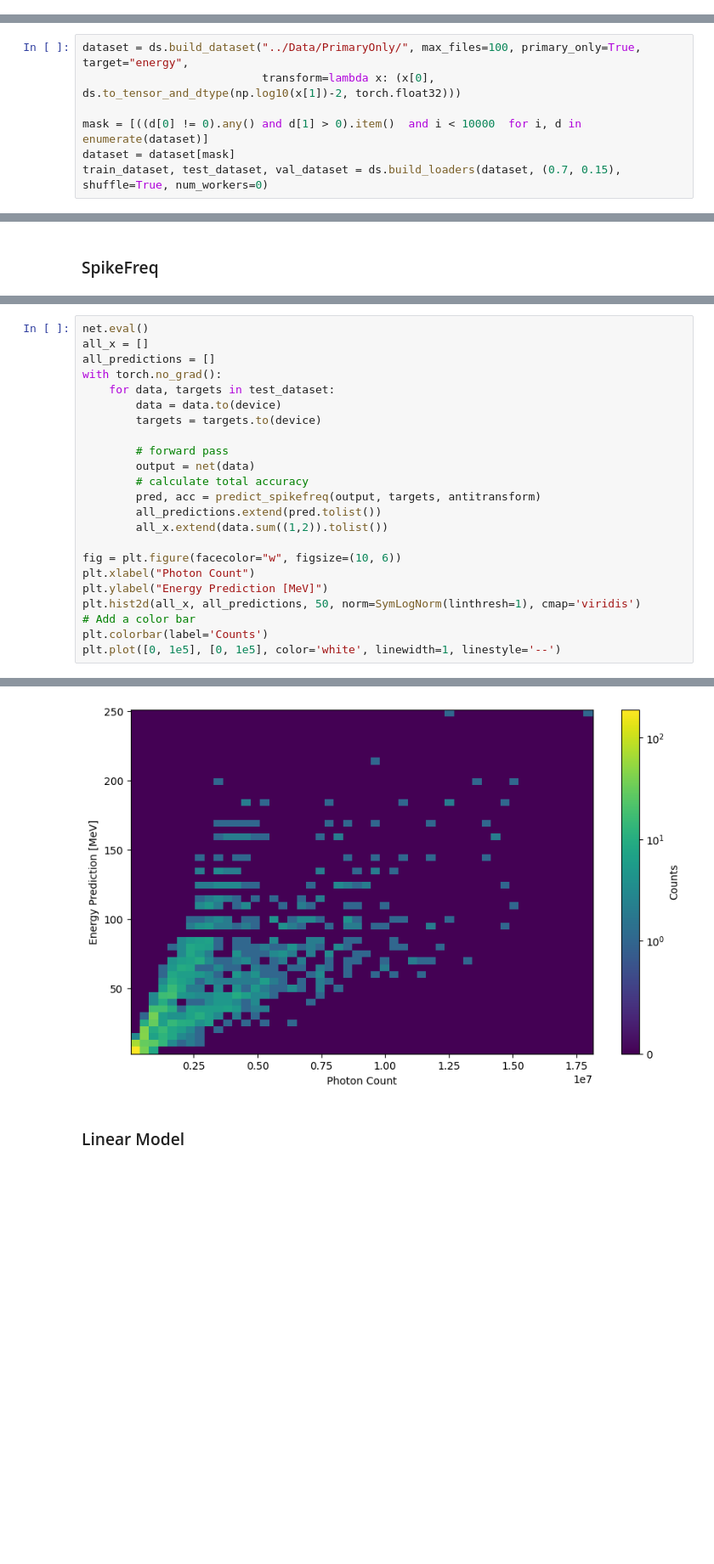
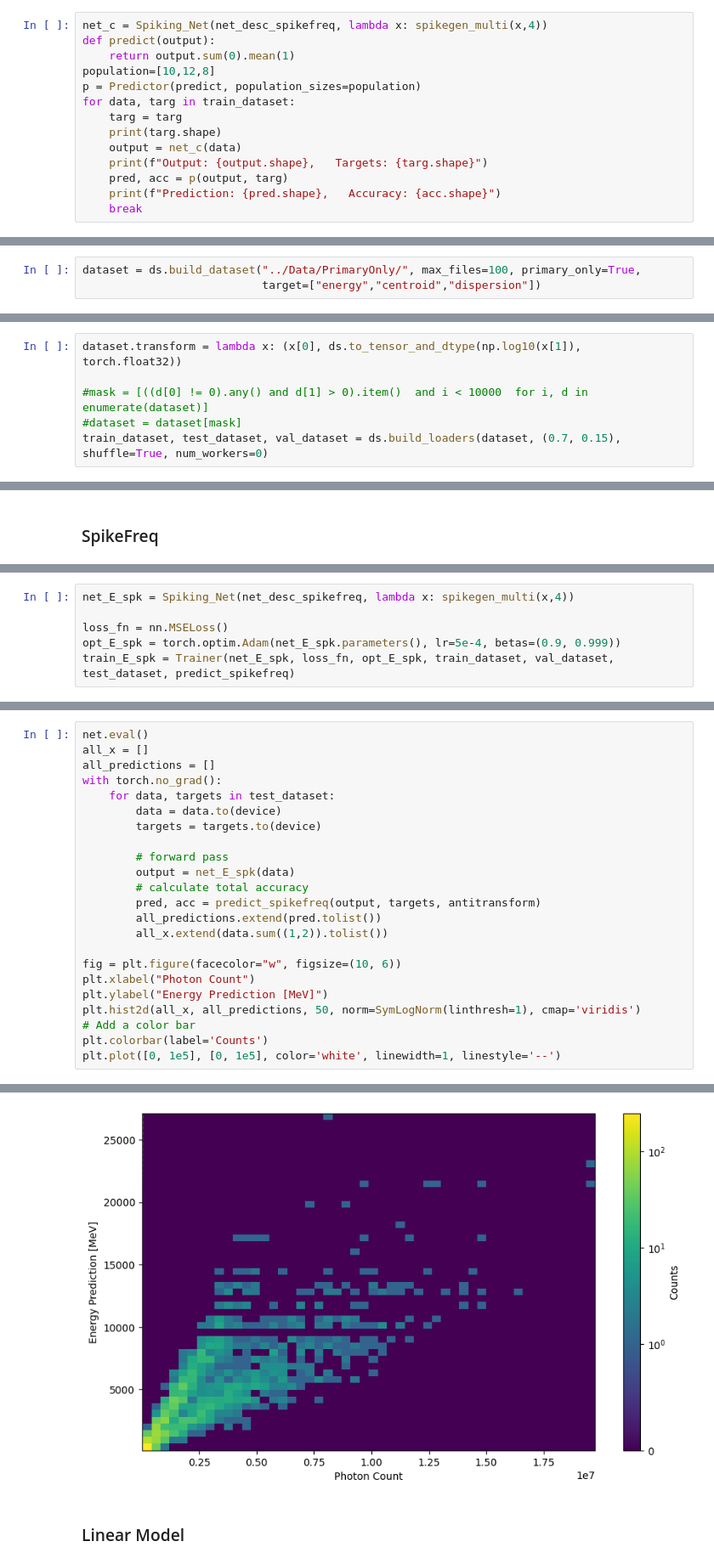
Before and after one commit to enlupi/SNN-Cal, a Jupyter notebook: SNN/SNN.ipynb, the cells around one changed output, grey strips where cells are left out. Shown at 85% size. Saved outputs shown, nothing was run; the diff lists cells and outputs as text; blank space fills up the shorter version.

Commit message:
ADD predictor class

```diff
--- a/SNN/SNN.ipynb
+++ b/SNN/SNN.ipynb
@@ -293,0 +448,14 @@ class Trainer():
+# %%
+net_c = Spiking_Net(net_desc_spikefreq, lambda x: spikegen_multi(x,4))
+def predict(output):
+    return output.sum(0).mean(1)
+population=[10,12,8]
+p = Predictor(predict, population_sizes=population)
+for data, targ in train_dataset:
+    targ = targ
+    print(targ.shape)
+    output = net_c(data)
+    print(f"Output: {output.shape},   Targets: {targ.shape}")
+    pred, acc = p(output, targ)
+    print(f"Prediction: {pred.shape},   Accuracy: {acc.shape}")
+    break
@@ -294,3 +468,6 @@ class Trainer():
+# %%
+dataset = ds.build_dataset("../Data/PrimaryOnly/", max_files=100, primary_only=True,
+                           target=["energy","centroid","dispersion"])
 # %% [markdown]
 # Particle Classification
 # %%
@@ -335,11 +514,10 @@ train_net.cm["test"].plot()
 # %% [markdown]
 # Energy Regression
 # %%
-dataset = ds.build_dataset("../Data/PrimaryOnly/", max_files=100, primary_only=True, target="energy",
-                           transform=lambda x: (x[0], ds.to_tensor_and_dtype(np.log10(x[1])-2, torch.float32)))
+dataset.transform = lambda x: (x[0], ds.to_tensor_and_dtype(np.log10(x[1]), torch.float32))
 
-mask = [((d[0] != 0).any() and d[1] > 0).item()  and i < 10000  for i, d in enumerate(dataset)]
-dataset = dataset[mask]
+#mask = [((d[0] != 0).any() and d[1] > 0).item()  and i < 10000  for i, d in enumerate(dataset)]
+#dataset = dataset[mask]
 train_dataset, test_dataset, val_dataset = ds.build_loaders(dataset, (0.7, 0.15), shuffle=True, num_workers=0)
 # %%
 energies = ((np.array([d[1] for d in dataset])))
@@ -496,2 +602,8 @@ train_net = Trainer(net, loss_fn, optimizer, train_dataset, val_dataset, test_da
+# %%
+net_E_spk = Spiking_Net(net_desc_spikefreq, lambda x: spikegen_multi(x,4))
+
+loss_fn = nn.MSELoss()
+opt_E_spk = torch.optim.Adam(net_E_spk.parameters(), lr=5e-4, betas=(0.9, 0.999))
+train_E_spk = Trainer(net_E_spk, loss_fn, opt_E_spk, train_dataset, val_dataset, test_dataset, predict_spikefreq)
 # %%
 num_epochs=5
@@ -552,29 +664,29 @@ Test relative error: 21.991147994995117%
 # %%
 net.eval()
 all_x = []
 all_predictions = []
 with torch.no_grad():
     for data, targets in test_dataset:
         data = data.to(device)
         targets = targets.to(device)
 
         # forward pass
-        output = net(data)
+        output = net_E_spk(data)
         # calculate total accuracy
         pred, acc = predict_spikefreq(output, targets, antitransform)
         all_predictions.extend(pred.tolist())
         all_x.extend(data.sum((1,2)).tolist())
 
 fig = plt.figure(facecolor="w", figsize=(10, 6))
 plt.xlabel("Photon Count")
 plt.ylabel("Energy Prediction [MeV]")
 plt.hist2d(all_x, all_predictions, 50, norm=SymLogNorm(linthresh=1), cmap='viridis')
 # Add a color bar
 plt.colorbar(label='Counts')
 plt.plot([0, 1e5], [0, 1e5], color='white', linewidth=1, linestyle='--')
 # %% [output]
 [<matplotlib.lines.Line2D at 0x...>]
-[figure, old version]
+[figure, new version]
 # %% [markdown]
 ### Linear Model
 # %%
```
Also changed, not shown: parts of 49 cells of this notebook.
